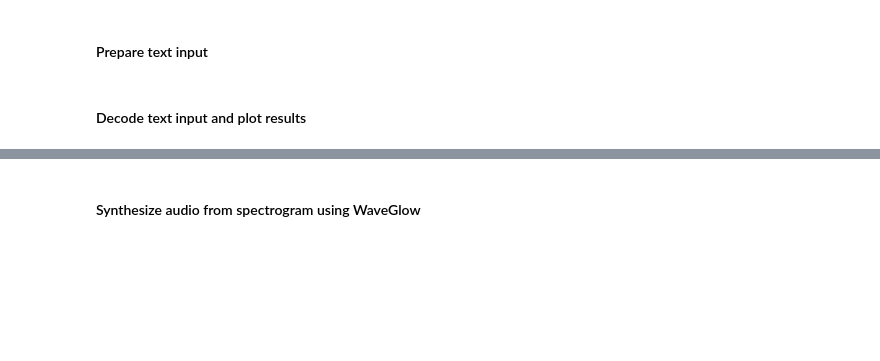
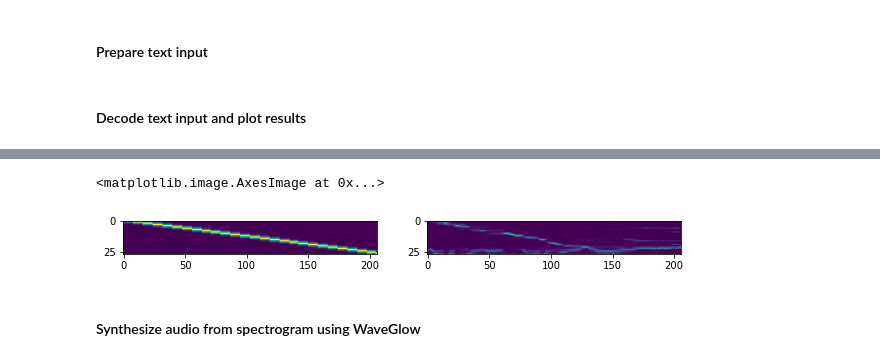
Before and after one commit to Brechard/GANtron, a Jupyter notebook: inference.ipynb, the cells around one changed output, grey strips where cells are left out. Saved outputs shown, nothing was run; the diff lists cells and outputs as text; code cells hidden in the pictures; blank space fills up the shorter version.

```diff
--- a/inference.ipynb
+++ b/inference.ipynb
@@ -5,11 +5,9 @@ Edit the variables **checkpoint_path** and **text** to match yours and run the e
 #### Import libraries and setup matplotlib
 # %%
 import matplotlib
-%matplotlib inline
 import sys
 
 import IPython.display as ipd
-# matplotlib.rcParams.update(matplotlib.rcParamsDefault)
 # matplotlib.use('GTK3')
 import matplotlib.pylab as plt
 sys.path.append('waveglow/')
@@ -20,6 +18,8 @@ from hparams import HParams
 from train import load_model
 from text import text_to_sequence
 # from denoiser import Denoiser
+matplotlib.rcParams.update(matplotlib.rcParamsDefault)
+%matplotlib inline
 # %%
 def plot_data(data, figsize=(16, 4)):
     fig, axes = plt.subplots(1, len(data), figsize=figsize)
@@ -34,7 +34,9 @@ hparams.sampling_rate = 22050
 # %% [markdown]
 #### Load model from checkpoint
 # %%
-checkpoint_path = "models/iter=115000_val-loss=0.337669.ckpt"
+# checkpoint_path = "models/noDisc-iter=45000_val-loss=0.343656.ckpt"
+checkpoint_path = "models/iter=50000_val-loss=0.3602.ckpt"
+
 model, _ = load_model(hparams)
 model.load_state_dict(torch.load(checkpoint_path)['state_dict'])
 _ = model.cuda().eval()
@@ -73,3 +77,11 @@ torch.Size([1, 27, 88])
+# %%
+from loss_function import attention_mask
+fig, axes = plt.subplots(1, 2, figsize=(10,10))
+axes[0].imshow(attention_mask(mel_outputs.size(2), sequence[0].size(0)).cpu().numpy().T)
+axes[1].imshow(alignments.float().data.cpu().numpy()[0].T)
+# %% [output]
+<matplotlib.image.AxesImage at 0x...>
+[figure, added]
 # %% [markdown]
 #### Synthesize audio from spectrogram using WaveGlow
 # %%
```
Also changed, not shown: parts of 11 cells of this notebook, 1 other file.
